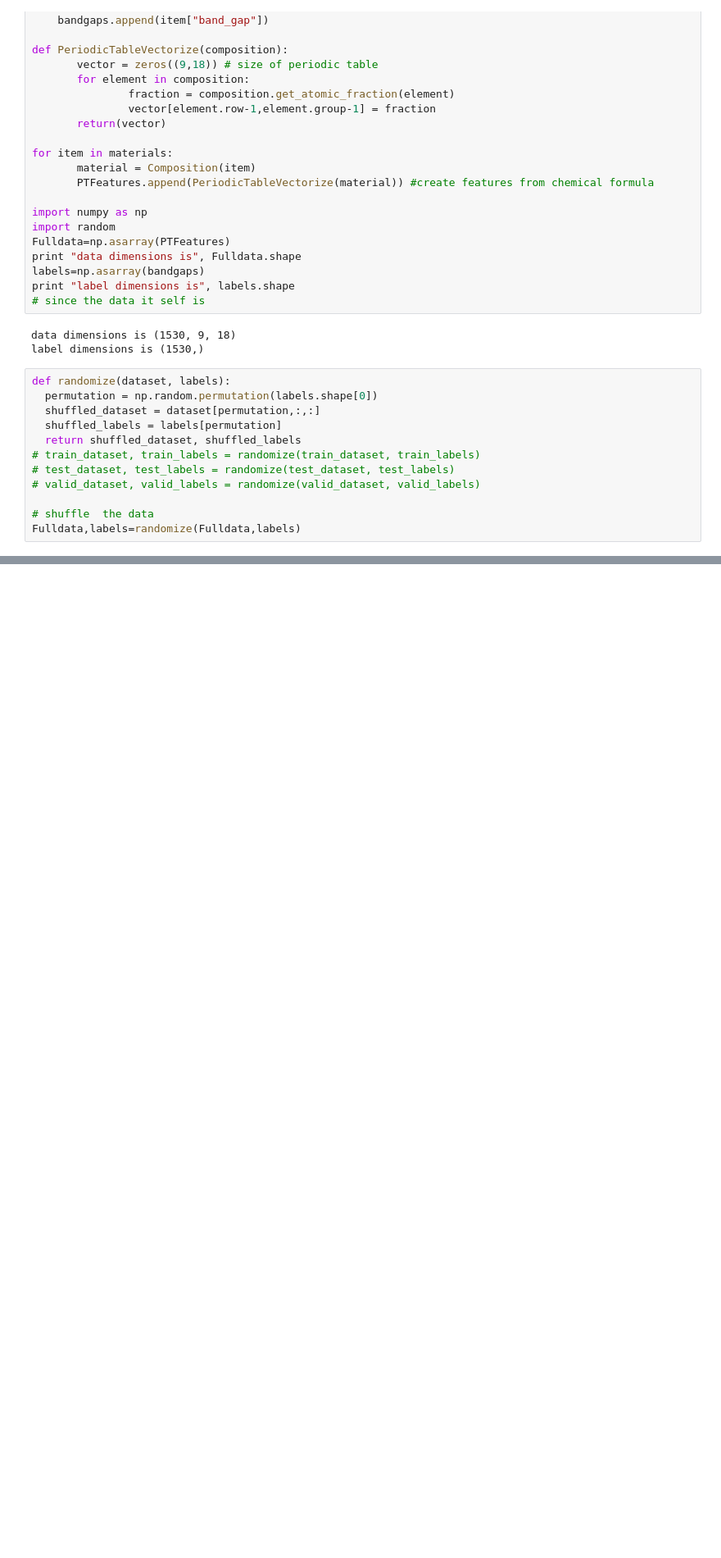
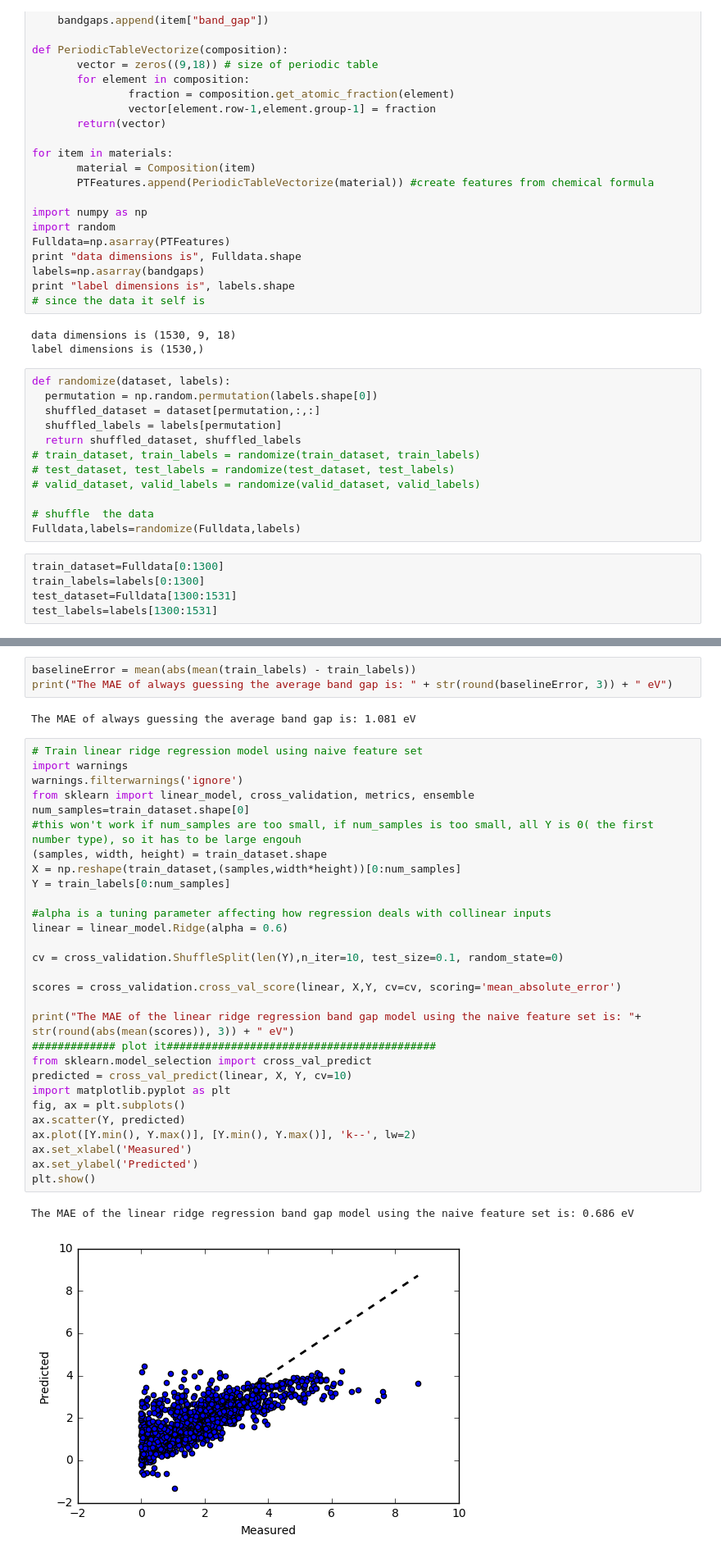
Before and after one commit to rewreu/SemiBandGapDL, a Jupyter notebook: Turot_0.ipynb, the cells around one changed output, grey strips where cells are left out. Shown at 82% size. Cells and saved outputs as stored; diff of their text form; blank space fills up the shorter version.

Commit message:
with regression

```diff
--- a/Turot_0.ipynb
+++ b/Turot_0.ipynb
@@ -241,3 +226,8 @@ def randomize(dataset, labels):
 
 # shuffle  the data
 Fulldata,labels=randomize(Fulldata,labels)
+# %%
+train_dataset=Fulldata[0:1300]
+train_labels=labels[0:1300]
+test_dataset=Fulldata[1300:1531]
+test_labels=labels[1300:1531]
@@ -243,0 +240,37 @@ Fulldata,labels=randomize(Fulldata,labels)
+# %%
+baselineError = mean(abs(mean(train_labels) - train_labels))
+print("The MAE of always guessing the average band gap is: " + str(round(baselineError, 3)) + " eV")
+# %% [output]
+The MAE of always guessing the average band gap is: 1.081 eV
+# %%
+# Train linear ridge regression model using naive feature set
+import warnings
+warnings.filterwarnings('ignore')
+from sklearn import linear_model, cross_validation, metrics, ensemble
+num_samples=train_dataset.shape[0]
+#this won't work if num_samples are too small, if num_samples is too small, all Y is 0( the first number type), so it has to be large engouh
+(samples, width, height) = train_dataset.shape
+X = np.reshape(train_dataset,(samples,width*height))[0:num_samples]
+Y = train_labels[0:num_samples]
+
+#alpha is a tuning parameter affecting how regression deals with collinear inputs
+linear = linear_model.Ridge(alpha = 0.6)
+
+cv = cross_validation.ShuffleSplit(len(Y),n_iter=10, test_size=0.1, random_state=0)
+
+scores = cross_validation.cross_val_score(linear, X,Y, cv=cv, scoring='mean_absolute_error')
+
+print("The MAE of the linear ridge regression band gap model using the naive feature set is: "+ str(round(abs(mean(scores)), 3)) + " eV")
+############# plot it##########################################
+from sklearn.model_selection import cross_val_predict
+predicted = cross_val_predict(linear, X, Y, cv=10)
+import matplotlib.pyplot as plt
+fig, ax = plt.subplots()
+ax.scatter(Y, predicted)
+ax.plot([Y.min(), Y.max()], [Y.min(), Y.max()], 'k--', lw=2)
+ax.set_xlabel('Measured')
+ax.set_ylabel('Predicted')
+plt.show()
+# %% [output]
+The MAE of the linear ridge regression band gap model using the naive feature set is: 0.686 eV
+[figure, added]
```
Also changed, not shown: parts of 5 cells of this notebook.
